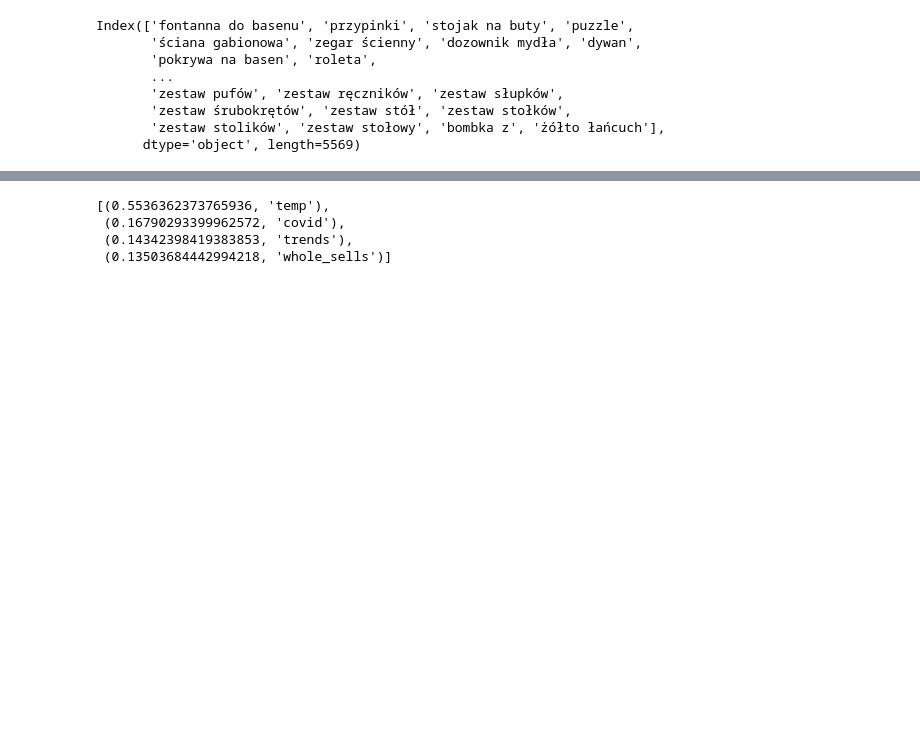
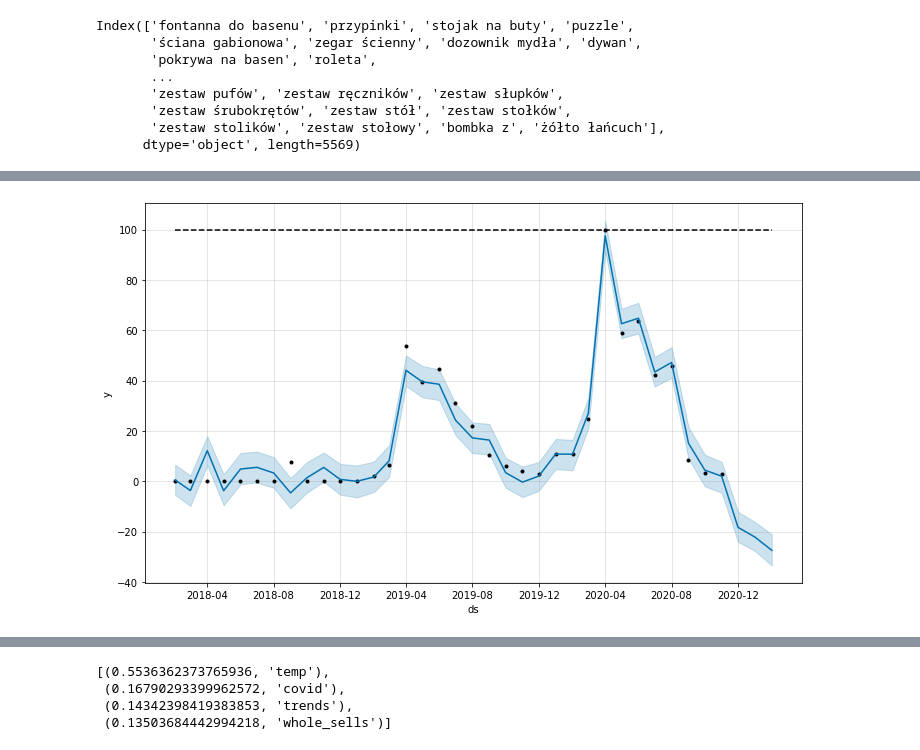
Before and after one commit to piotrkuczko/XAI-project, a Jupyter notebook: FB_Prophet_Explanation_with_regressors.ipynb, the cells around one changed output, grey strips where cells are left out. Drawn from its saved outputs; the diff is of its cells as text; code cells hidden in the pictures; blank space fills up the shorter version.

```diff
--- a/FB_Prophet_Explanation_with_regressors.ipynb
+++ b/FB_Prophet_Explanation_with_regressors.ipynb
@@ -186,0 +214,5 @@ KeyboardInterrupt:
+# %%
+MODELS[cols][0].plot(train_forecast.append(forecast))
+plt.show()
+# %% [output]
+[figure, added]
```
Also changed, not shown: parts of 13 cells of this notebook.
